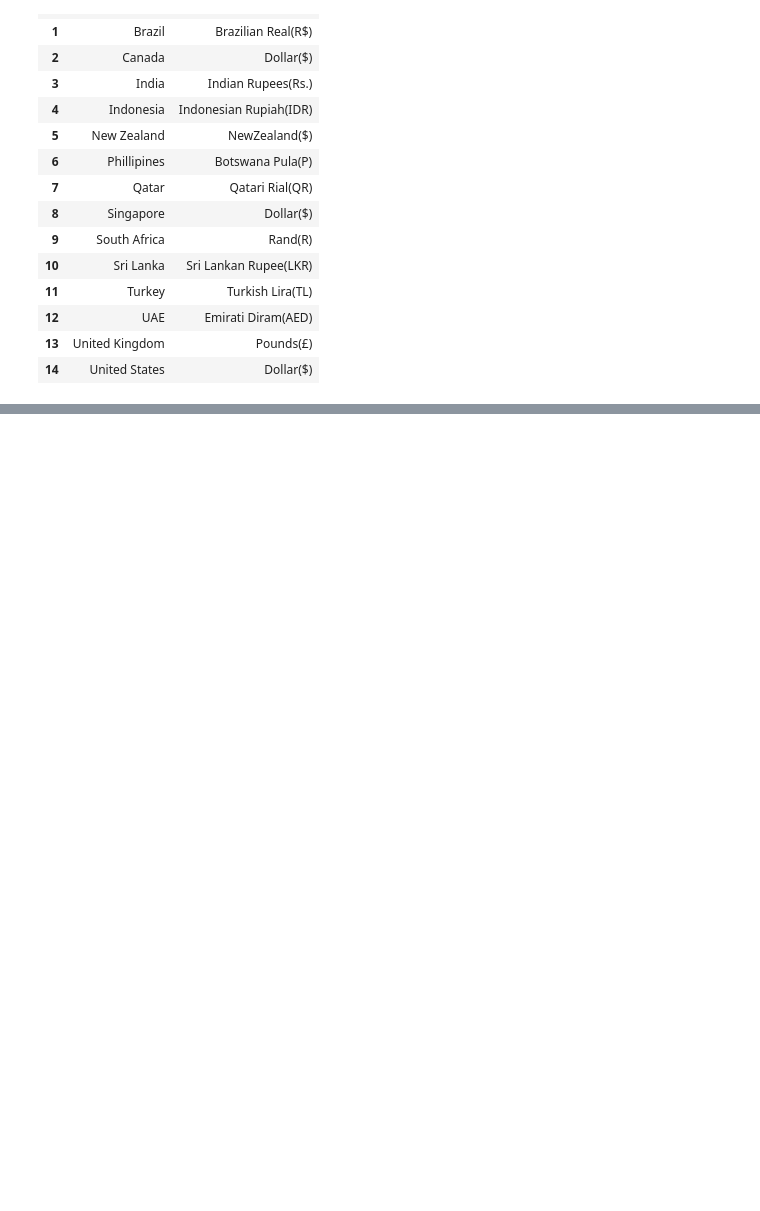
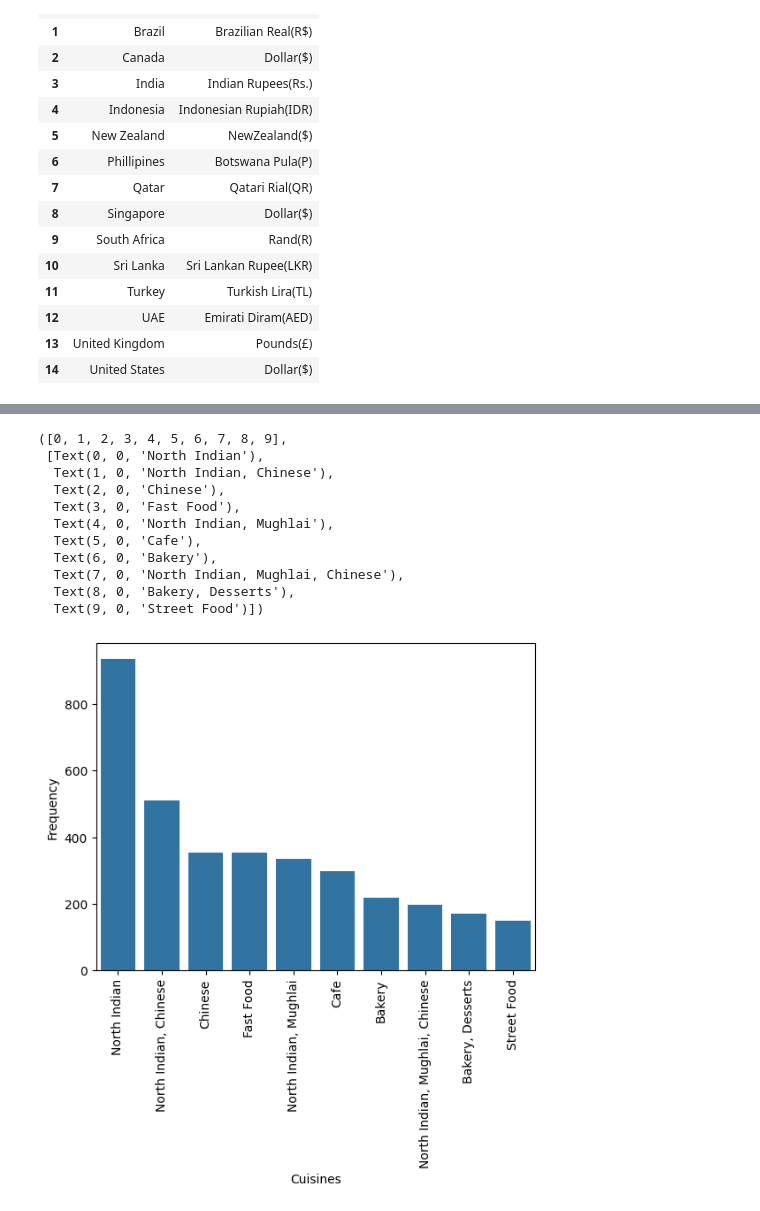
Before and after one commit to Ymilak2018/Data-Science-EDA, a Jupyter notebook: zomato_EDA.ipynb, the cells around one changed output, grey strips where cells are left out. Cells and saved outputs as stored; diff of their text form; code cells hidden in the pictures; blank space fills up the shorter version.

```diff
--- a/zomato_EDA.ipynb
+++ b/zomato_EDA.ipynb
@@ -409,0 +474,3 @@ country_curr
+# %%
+# TOP 10 CUISINES IN THE DATA SET
+top_cuisines = data['Cuisines'].value_counts().sort_values(ascending=False)
@@ -409,0 +483,4 @@ country_curr
+# %%
+#CONVERTING THE SERIES INTO A DATAFRAME:
+top_cuisines = pd.DataFrame({'Cuisines': top_cuisines.index, 'Frequency':top_cuisines.values })
+top_cuisines
@@ -409,0 +499,20 @@ country_curr
+# %%
+#DATA VISUALISATION OF TOP 10 CUISINES OF THE DATA SET
+sns.barplot(x=top_cuisines['Cuisines'], y=top_cuisines['Frequency'])
+
+
+#CHANGING THE ORIENTATION OF THE X LABELS TO ADJUST AND VIEW PROPERLY
+plt.xticks(rotation=90)
+# %% [output]
+([0, 1, 2, 3, 4, 5, 6, 7, 8, 9],
+ [Text(0, 0, 'North Indian'),
+  Text(1, 0, 'North Indian, Chinese'),
+  Text(2, 0, 'Chinese'),
+  Text(3, 0, 'Fast Food'),
+  Text(4, 0, 'North Indian, Mughlai'),
+  Text(5, 0, 'Cafe'),
+  Text(6, 0, 'Bakery'),
+  Text(7, 0, 'North Indian, Mughlai, Chinese'),
+  Text(8, 0, 'Bakery, Desserts'),
+  Text(9, 0, 'Street Food')])
+[figure, added]
```
Also changed, not shown: parts of 12 cells of this notebook.
